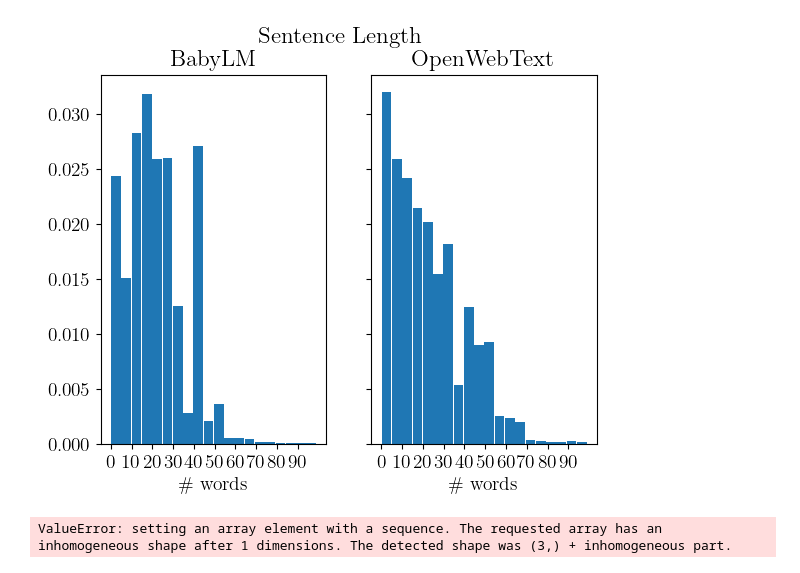
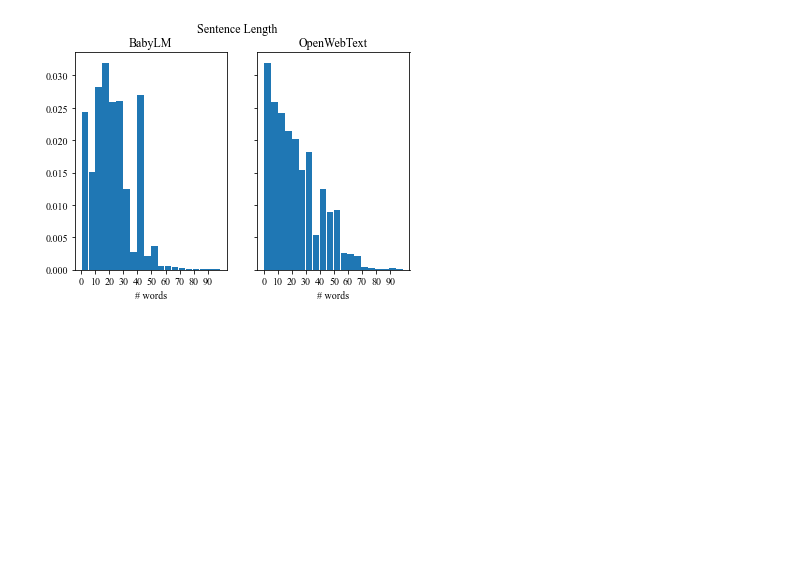
Before and after one commit to i-need-sleep/syntax_acquisition, a Jupyter notebook: code/analysis.ipynb, the cells around one changed output. Cells and saved outputs as stored; diff of their text form; code cells hidden in the pictures; blank space fills up the shorter version.

Commit message:
data!

```diff
--- a/code/analysis.ipynb
+++ b/code/analysis.ipynb
@@ -7,13 +7,18 @@ import pandas as pd
 
 import seaborn as sns
 import matplotlib.pyplot as plt
+import matplotlib.font_manager
 
 import utils.globals as globals
 
+fm = matplotlib.font_manager.json_load("./fontlist-v330.json")
+fm.findfont("serif", rebuild_if_missing=False)
+fm.findfont("serif", fontext="afm", rebuild_if_missing=False)
+
 plt.rcParams.update({
-    'text.usetex': True,
+    'text.usetex': False,
     'font.family': 'serif',
-    'font.serif': ['Computer Modern'],
+    'font.serif': ['Times New Roman'],
     'font.size': 14,
 })
 # %%
@@ -29,36 +34,36 @@ def counts_to_list(counts, cutoff=100):
     df = pd.DataFrame({
         '# Words': out
     })
     return df
 
 with open('../data/subsampled/sent_len_counts.json', 'r') as f:
     counts_babylm = json.load(f)
     counts_babylm = counts_to_list(counts_babylm)
 
 with open('../data/subsampled/sent_len_counts_openwebtext_dist.json', 'r') as f:
     counts_openwebtext = json.load(f)
     counts_openwebtext = counts_to_list(counts_openwebtext)
 
 f, (ax1, ax2) = plt.subplots(1, 2, sharey=True)
 
 ax1.hist(counts_babylm['# Words'], bins=20, rwidth=0.95, density=True)
 ax2.hist(counts_openwebtext['# Words'], bins=20, rwidth=0.95, density=True)
 
 ax1.set_xticks(ticks=np.arange(0, 100, step=10), labels=np.arange(0, 100, step=10))
-ax1.set_xlabel('\# words')
+ax1.set_xlabel('# words')
 ax1.set_title('BabyLM')
 
 ax2.set_xticks(ticks=np.arange(0, 100, step=10), labels=np.arange(0, 100, step=10))
-ax2.set_xlabel('\# words')
+ax2.set_xlabel('# words')
 ax2.set_title('OpenWebText')
 
 plt.suptitle('Sentence Length')
 
 plt.savefig('./figs/sentence_length.pdf', dpi=200)
 
 plt.show()
 # %% [output]
-[figure, old version]
+[figure, new version]
 # %%
 # Get a list of overall syneval accuracy
 def get_syneval_total_acc(path):
@@ -96,41 +102,0 @@ def aggregate_acc(data):
-# %%
-def get_aggregated(paths):
-    ys = []
-    for path in paths:
-        x, y = get_syneval_total_acc(f'{globals.OUT_DIR}/{path}_syneval.json')
-        ys.append(y)
-    x = np.array(x)
-    ys = np.array(ys)
-
-    std = np.std(ys, axis=0)
-    mean = np.mean(ys, axis=0)
-
-    lower_bound = mean - std
-    upper_bound = mean + std
-    return x, mean, lower_bound, upper_bound
-
-
-paths_babylm = ['babylm_100M-poc', 'babylm_100M-poc1', 'babylm_100M-poc2']
-paths_openwebtext = ['openwebtext-poc', 'openwebtext-poc1', 'openwebtext-poc2']
-
-x, m1, l1, u1 = get_aggregated(paths_babylm)
-x, m2, l2, u2 = get_aggregated(paths_openwebtext)
-x, m3, l1, u1 = get_aggregated(['subsample_vocab-poc2'])
-
-x = np.array([x, x, x]).reshape(-1)
-m = np.array([m1, m2, m3]).reshape(-1)
-print(x.shape)
-print(m.shape)
-
-df = pd.DataFrame({
-    '# Iteration': x,
-    'Accurcay': m,
-    'dataset': ['babyLM' for _ in range(len(x)//3)] + ['OpenWebText' for _ in range(len(x)//3)] + ['OpenWebText w/ subsampling by vocab' for _ in range(len(x)//3)]
-})
-
-ax = sns.lineplot(data = df, x = '# Iteration', y = 'Accurcay', hue = 'dataset')
-plt.title('Performance on (Marvin and Linzen, 2018) \n (macro averaged across sub-categories)')
-plt.savefig('./figs/syneval overall.png', dpi=200)
-# ax.add_collection(plt.fill_between(x, l1, u1, alpha=.3))
-# %% [output]
-ValueError: setting an array element with a sequence. The requested array has an inhomogeneous shape after 1 dimensions. The detected shape was (3,) + inhomogeneous part.
```
Also changed, not shown: parts of 6 cells of this notebook, 3 other files.
